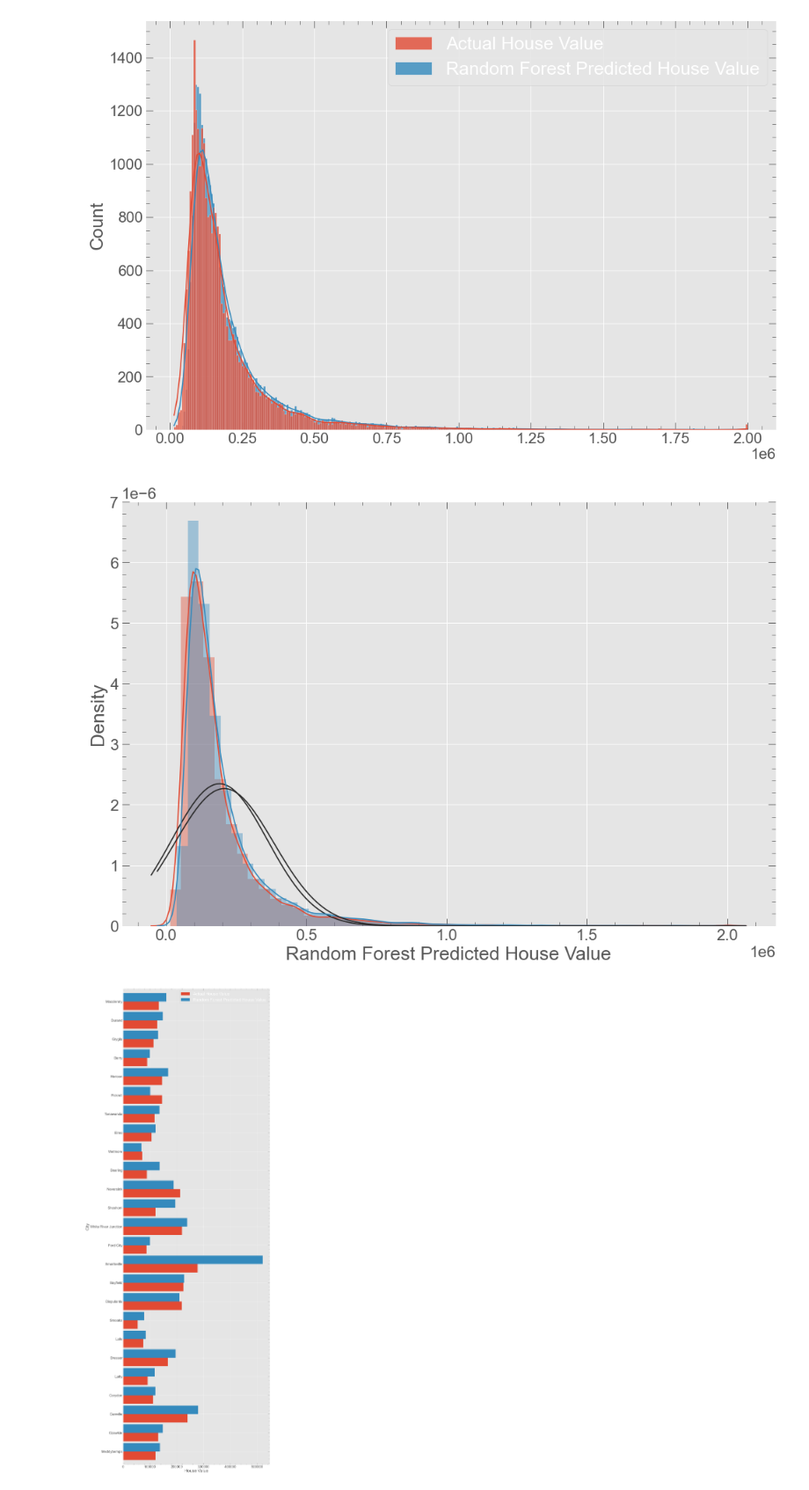
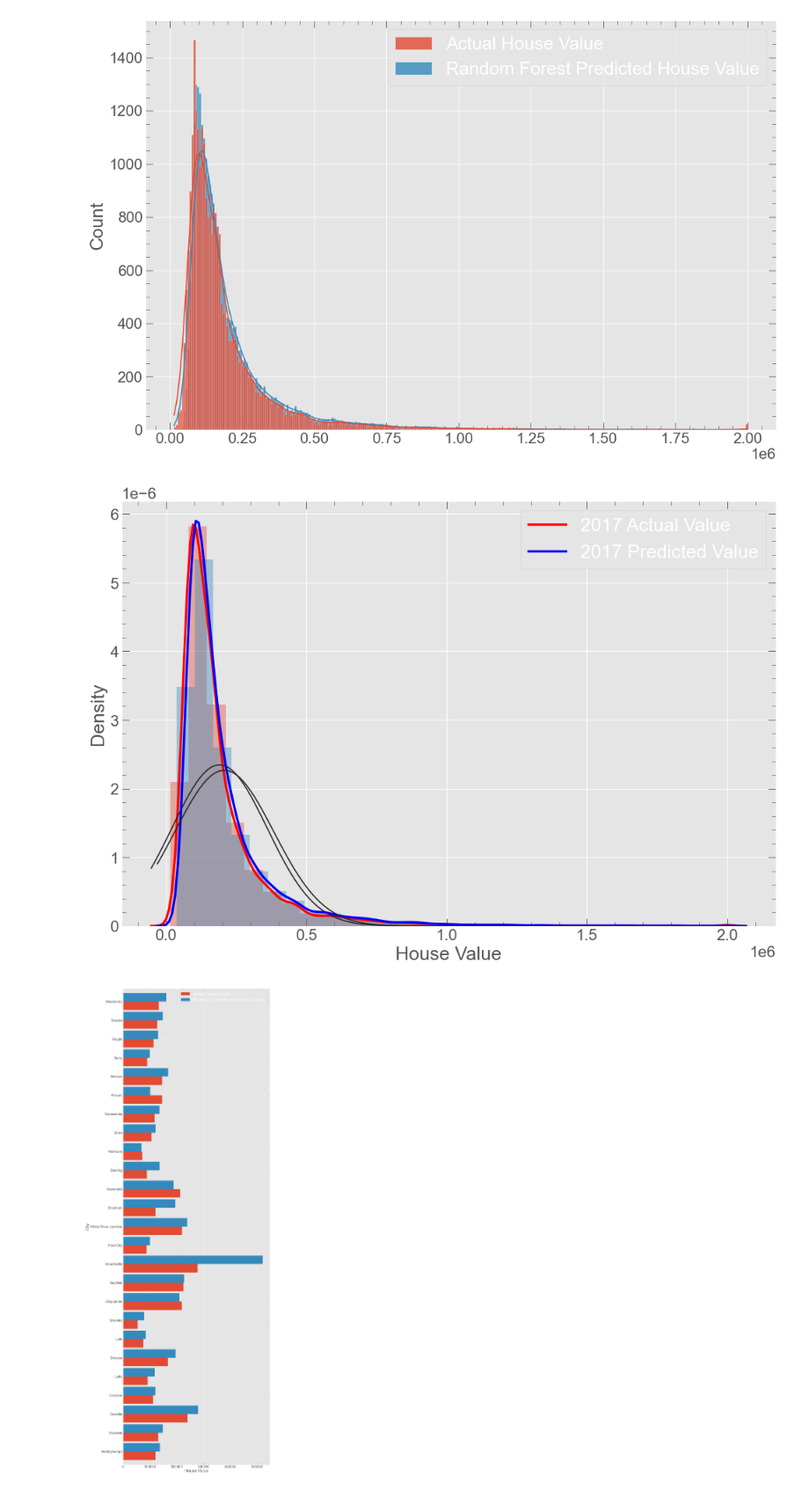
Before and after one commit to pandeysudip/housing-price, a Jupyter notebook: model_building.ipynb, the cells around one changed output. Shown at 88% size. Saved outputs shown, nothing was run; the diff lists cells and outputs as text; code cells hidden in the pictures.

```diff
--- a/model_building.ipynb
+++ b/model_building.ipynb
@@ -392,0 +397,4 @@ The mean absolute error of svm Regression is 45136.38681306372
+# %%
+# Make a svm regression instance
+svr=SVR(kernel='linear')
+svr.fit(X_train, y_train)
@@ -804,12 +894,18 @@ plt.show()
 [figure]
 # %%
 warnings.filterwarnings("ignore")
-sns.distplot(house_value_2017['Actual House Value'], fit=stats.norm)
+fig, ax=plt.subplots()
+sns.distplot(house_value_2017['Actual House Value'],
+             bins=30,kde_kws={"color": "r", "lw": 3, "label": '2017 Actual Value'}
+             ,rug=False, kde=True,fit=stats.norm, ax=ax)
 sns.distplot(house_value_2017['Random Forest Predicted House Value'],
-             fit=stats.norm)
+             bins=30,kde_kws={"color": "b", "lw": 3, "label": '2017 Predicted Value'},
+             fit=stats.norm, ax=ax)
+ax.legend()
+ax.set_xlabel('House Value')
 plt.show()
 # %% [output]
-[figure, old version]
+[figure, new version]
 # %%
 #grouing it by city and plotting bar plot
 house=house_value_2017.reset_index()
```
Also changed, not shown: parts of 13 cells of this notebook, 2 other files.
